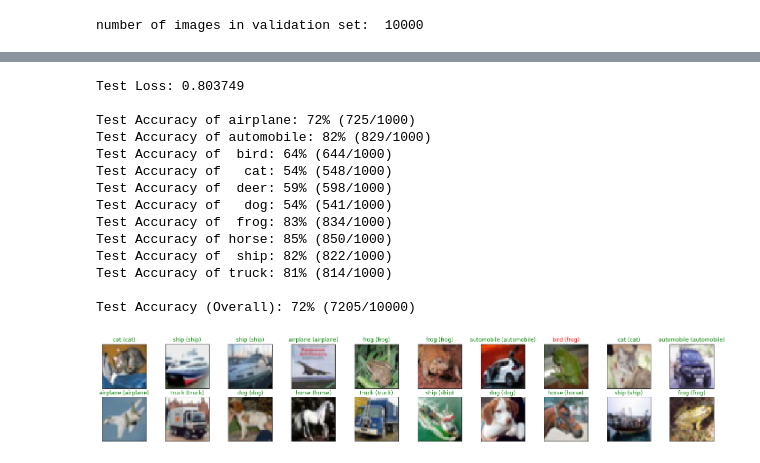
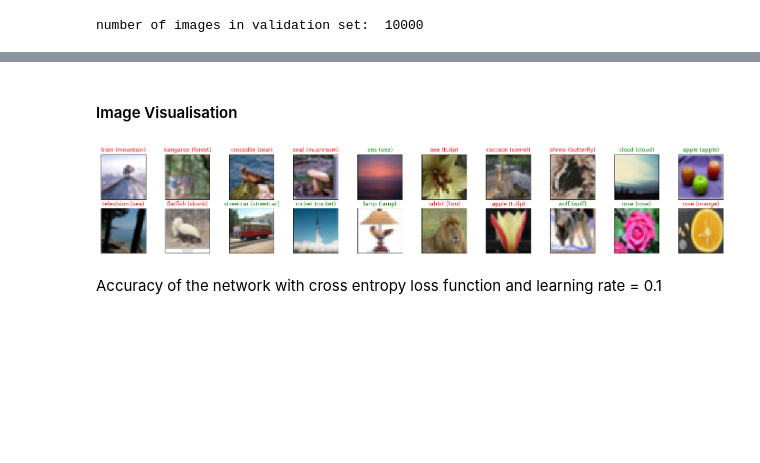
Before and after one commit to BonJovi1/CNN-Image-Classification, a Jupyter notebook: code.ipynb, the cells around one changed output, grey strips where cells are left out. Saved outputs shown, nothing was run; the diff lists cells and outputs as text; code cells hidden in the pictures; blank space fills up the shorter version.

Commit message:
works fine with cross entropy loss

```diff
--- a/code.ipynb
+++ b/code.ipynb
@@ -149,6 +341,6 @@ Net(
+# %%
+# specify optimizer
+optimizer1 = optim.SGD(model1.parameters(), lr=0.1)
 # %%
 # specify loss function (categorical cross-entropy)
-criterion = nn.CrossEntropyLoss()
-
-# specify optimizer
-optimizer = optim.SGD(model.parameters(), lr=0.01)
+criterion1 = nn.CrossEntropyLoss()
@@ -225,0 +347,2 @@ Validation loss decreased (0.803201 --> 0.791442).  Saving model ...
+# %%
+train_network(model1, optimizer1, criterion1, 'cross_entropy_0.1')
@@ -226,3 +419,4 @@ Validation loss decreased (0.803201 --> 0.791442).  Saving model ...
 # %%
-model.load_state_dict(torch.load('model_cifar.pt'))
+model1.load_state_dict(torch.load('model_cifar.pt'))
+compute_accuracy(model1, optimizer1, criterion1)
 # %% [output]
@@ -230,77 +440,25 @@ model.load_state_dict(torch.load('model_cifar.pt'))
-# %%
-# track test loss
-test_loss = 0.0
-class_correct = list(0. for i in range(10))
-class_total = list(0. for i in range(10))
-
-model.eval()
-# iterate over test data
-for data, target in test_loader:
-    # forward pass: compute predicted outputs by passing inputs to the model
-    output = model(data)
-    # calculate the batch loss
-    loss = criterion(output, target)
-    # update test loss
-    test_loss += loss.item()*data.size(0)
-    # convert output probabilities to predicted class
-    _, pred = torch.max(output, 1)
-    # compare predictions to true label
-    correct_tensor = pred.eq(target.data.view_as(pred))
-    correct = np.squeeze(correct_tensor.numpy())
-    # calculate test accuracy for each object class
-    for i in range(batch_size):
-        label = target.data[i]
-        class_correct[label] += correct[i].item()
-        class_total[label] += 1
-
-# average test loss
-test_loss = test_loss/len(test_loader.dataset)
-print('Test Loss: {:.6f}\n'.format(test_loss))
-
-for i in range(10):
-    if class_total[i] > 0:
-        print('Test Accuracy of %5s: %2d%% (%2d/%2d)' % (
-            classes[i], 100 * class_correct[i] / class_total[i],
-            np.sum(class_correct[i]), np.sum(class_total[i])))
-    else:
-        print('Test Accuracy of %5s: N/A (no training examples)' % (classes[i]))
-
-print('\nTest Accuracy (Overall): %2d%% (%2d/%2d)' % (
-    100. * np.sum(class_correct) / np.sum(class_total),
-    np.sum(class_correct), np.sum(class_total)))
-# %% [output]
-Test Loss: 0.803749
-
-Test Accuracy of airplane: 72% (725/1000)
-Test Accuracy of automobile: 82% (829/1000)
-Test Accuracy of  bird: 64% (644/1000)
-Test Accuracy of   cat: 54% (548/1000)
-Test Accuracy of  deer: 59% (598/1000)
-Test Accuracy of   dog: 54% (541/1000)
-Test Accuracy of  frog: 83% (834/1000)
-Test Accuracy of horse: 85% (850/1000)
-Test Accuracy of  ship: 82% (822/1000)
-Test Accuracy of truck: 81% (814/1000)
-
-Test Accuracy (Overall): 72% (7205/10000)
+# %% [markdown]
+#### Image Visualisation
 # %%
 # obtain one batch of test images
 dataiter = iter(test_loader)
 images, labels = dataiter.next()
 images.numpy()
 
 # get sample outputs
-output = model(images)
+output = model1(images)
 # convert output probabilities to predicted class
 _, preds_tensor = torch.max(output, 1)
 preds = np.squeeze(preds_tensor.numpy())
 
 # plot the images in the batch, along with predicted and true labels
 fig = plt.figure(figsize=(25, 4))
 for idx in np.arange(20):
     ax = fig.add_subplot(2, 20/2, idx+1, xticks=[], yticks=[])
     imshow(images.cpu()[idx])
     ax.set_title("{} ({})".format(classes[preds[idx]], classes[labels[idx]]),
                  color=("green" if preds[idx]==labels[idx].item() else "red"))
 # %% [output]
-[figure, old version]
+[figure, new version]
+# %% [markdown]
+Accuracy of the network with cross entropy loss function and learning rate = 0.1
```
Also changed, not shown: parts of 44 cells of this notebook, 2 other files.
